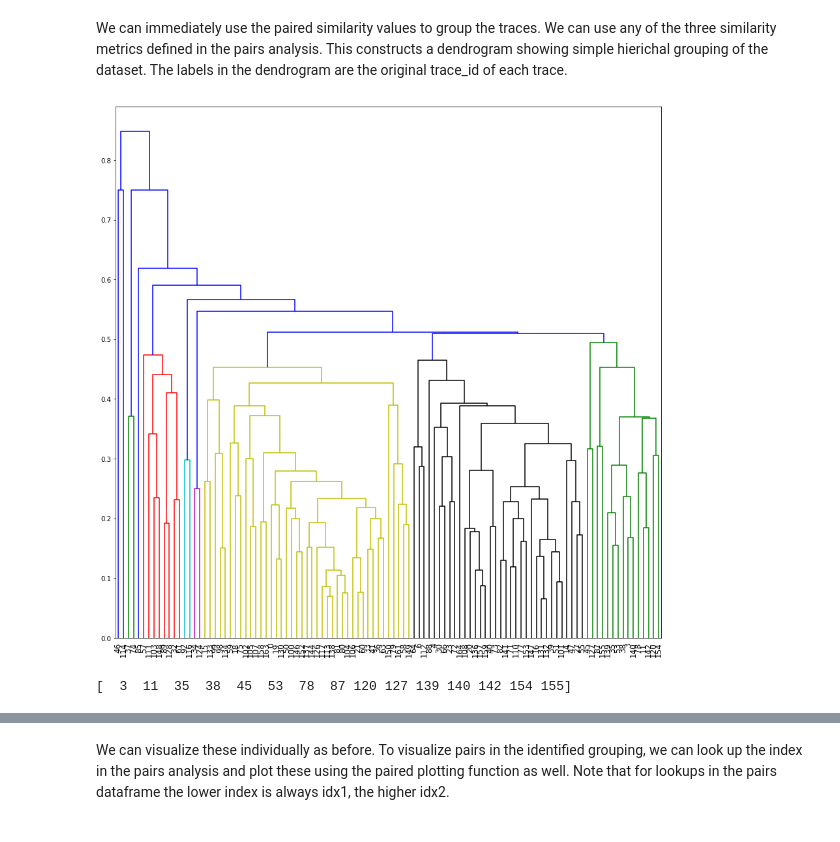
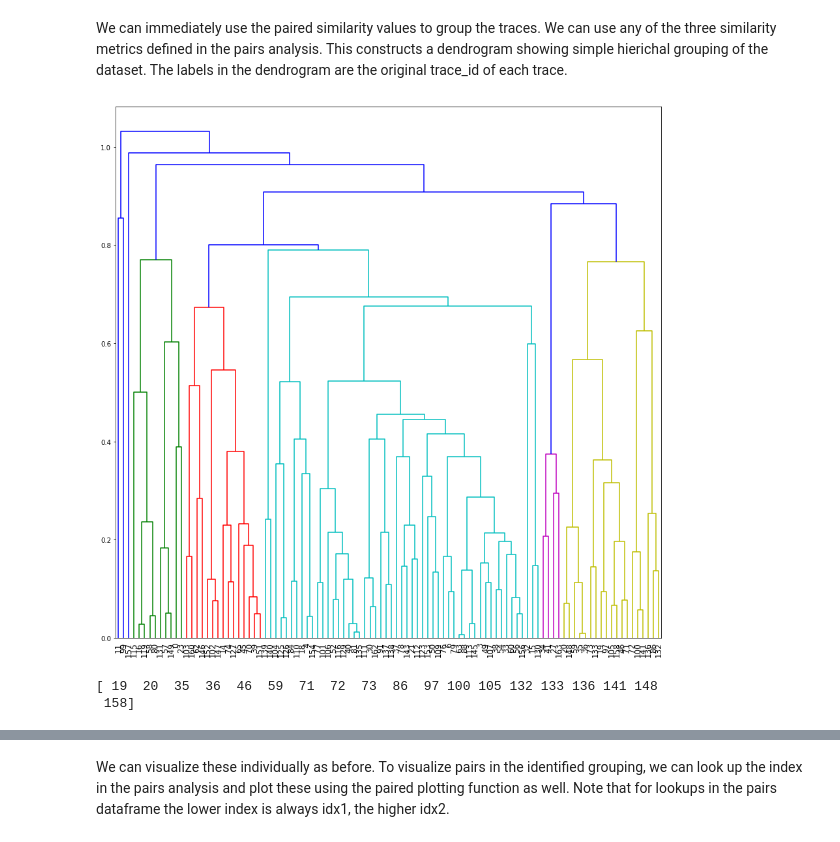
Before and after one commit to gerlichlab/looptrace, a Jupyter notebook: notebooks/tracing_decon_python_gpa.ipynb, the cells around one changed output, grey strips where cells are left out. Cells and saved outputs as stored; diff of their text form; code cells hidden in the pictures.

```diff
--- a/notebooks/tracing_decon_python_gpa.ipynb
+++ b/notebooks/tracing_decon_python_gpa.ipynb
@@ -109,15 +126,16 @@ tr.plot_traces(traces,[64,89])
 # %% [markdown]
 We can immediately use the paired similarity values to group the traces. We can use any of the three similarity metrics defined in the pairs analysis. This constructs a dendrogram showing simple hierichal grouping of the dataset. The labels in the dendrogram are the original trace_id of each trace.
 # %%
-cluster_df = tr.trace_clustering(pairs, metric='pwd_pcc', method='average', color_threshold=.5)
+cluster_df = tr.trace_clustering(pairs, metric='aligned_pcc', method='average', color_threshold=0.8)
 # %% [output]
-[figure, old version]
+[figure, new version]
 # %%
-cluster_id = 9
+cluster_id = 7
 cluster_members = cluster_df[cluster_df['cluster']==cluster_id]['trace_ID'].values
 print(cluster_members)
 # %% [output]
-[  3  11  35  38  45  53  78  87 120 127 139 140 142 154 155]
+[ 19  20  35  36  46  59  71  72  73  86  97 100 105 132 133 136 141 148
+ 158]
 # %%
 clust_aligned, clust_mean = tr.general_procrustes_analysis(traces, cluster_members)
 # %% [output]
```
Also changed, not shown: parts of 11 cells of this notebook, 4 other files.
